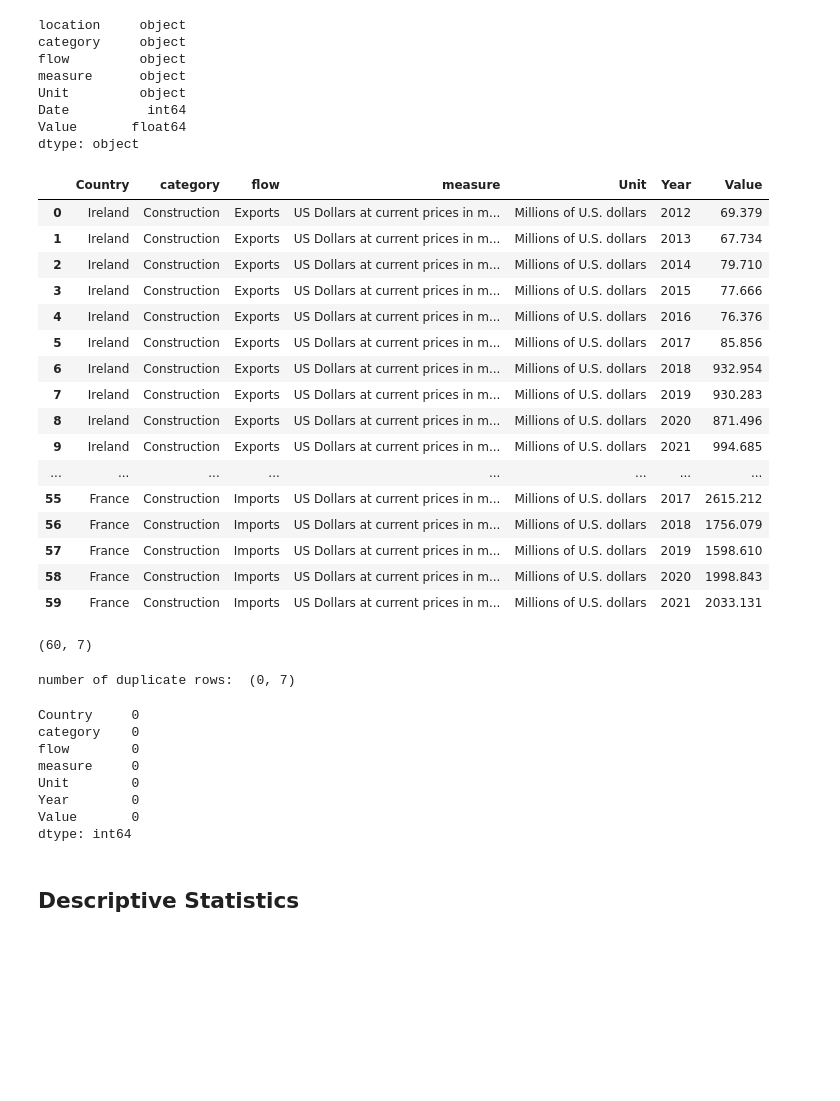
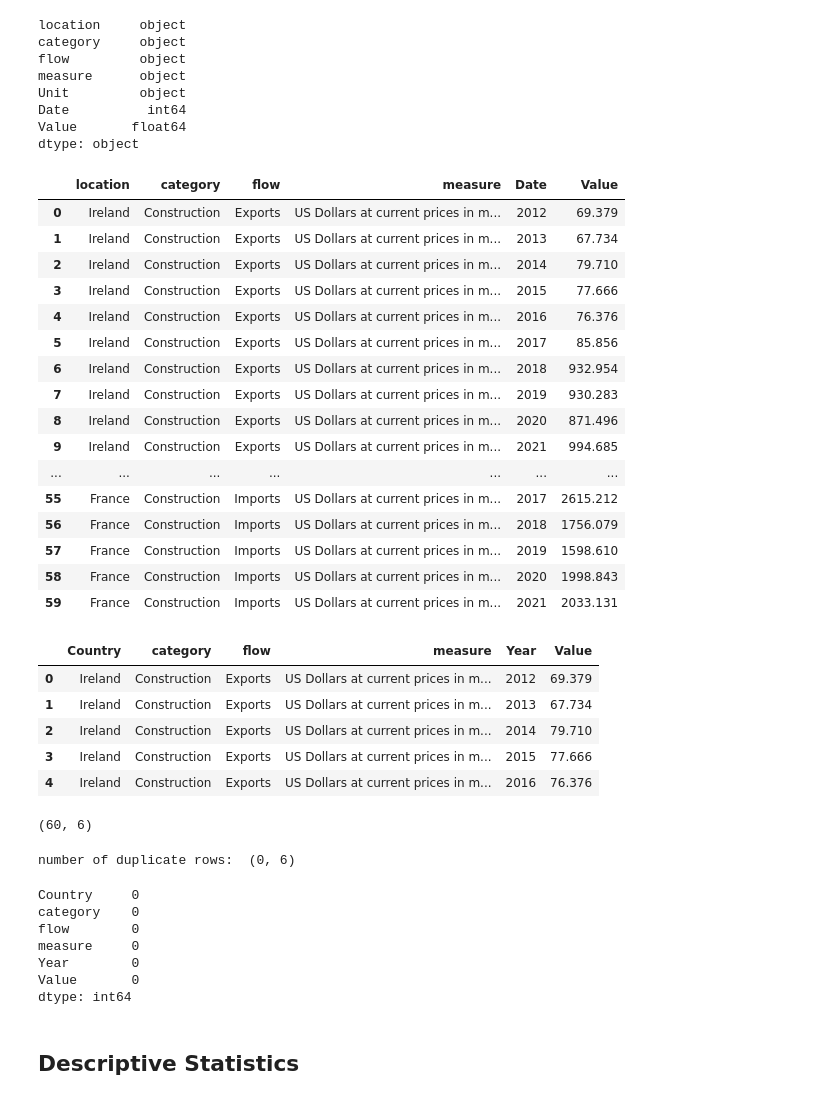
Before and after one commit to SandraMerchant/Project-No.-2, a Jupyter notebook: Project No.2.ipynb, the cells around one changed output. Drawn from its saved outputs; the diff is of its cells as text; code cells hidden in the pictures; blank space fills up the shorter version.

```diff
--- a/Project No.2.ipynb
+++ b/Project No.2.ipynb
@@ -50,38 +54,48 @@ Unit         object
 Date          int64
 Value       float64
 dtype: object
+# %%
+Exp_and_Imp = Exp_and_Imp.drop(['Unit'],axis=1)
+Exp_and_Imp.head(60)
+# %% [output]
+|  | location | category | flow | measure | Date | Value |
+| 0 | Ireland | Construction | Exports | US Dollars at current prices in m... | 2012 | 69.379 |
+| 1 | Ireland | Construction | Exports | US Dollars at current prices in m... | 2013 | 67.734 |
+| 2 | Ireland | Construction | Exports | US Dollars at current prices in m... | 2014 | 79.710 |
+| 3 | Ireland | Construction | Exports | US Dollars at current prices in m... | 2015 | 77.666 |
+| 4 | Ireland | Construction | Exports | US Dollars at current prices in m... | 2016 | 76.376 |
+| 5 | Ireland | Construction | Exports | US Dollars at current prices in m... | 2017 | 85.856 |
+| 6 | Ireland | Construction | Exports | US Dollars at current prices in m... | 2018 | 932.954 |
+| 7 | Ireland | Construction | Exports | US Dollars at current prices in m... | 2019 | 930.283 |
+| 8 | Ireland | Construction | Exports | US Dollars at current prices in m... | 2020 | 871.496 |
+| 9 | Ireland | Construction | Exports | US Dollars at current prices in m... | 2021 | 994.685 |
+| ... | ... | ... | ... | ... | ... | ... |
+| 55 | France | Construction | Imports | US Dollars at current prices in m... | 2017 | 2615.212 |
+| 56 | France | Construction | Imports | US Dollars at current prices in m... | 2018 | 1756.079 |
+| 57 | France | Construction | Imports | US Dollars at current prices in m... | 2019 | 1598.610 |
+| 58 | France | Construction | Imports | US Dollars at current prices in m... | 2020 | 1998.843 |
+| 59 | France | Construction | Imports | US Dollars at current prices in m... | 2021 | 2033.131 |
 # %%
 # Renaming the column names
 
 Exp_and_Imp = Exp_and_Imp.rename(columns={"Date":"Year","location":"Country"})
-Exp_and_Imp.head(70)
+Exp_and_Imp.head()
 # %% [output]
-|  | Country | category | flow | measure | Unit | Year | Value |
-| 0 | Ireland | Construction | Exports | US Dollars at current prices in m... | Millions of U.S. dollars | 2012 | 69.379 |
-| 1 | Ireland | Construction | Exports | US Dollars at current prices in m... | Millions of U.S. dollars | 2013 | 67.734 |
-| 2 | Ireland | Construction | Exports | US Dollars at current prices in m... | Millions of U.S. dollars | 2014 | 79.710 |
-| 3 | Ireland | Construction | Exports | US Dollars at current prices in m... | Millions of U.S. dollars | 2015 | 77.666 |
-| 4 | Ireland | Construction | Exports | US Dollars at current prices in m... | Millions of U.S. dollars | 2016 | 76.376 |
-| 5 | Ireland | Construction | Exports | US Dollars at current prices in m... | Millions of U.S. dollars | 2017 | 85.856 |
-| 6 | Ireland | Construction | Exports | US Dollars at current prices in m... | Millions of U.S. dollars | 2018 | 932.954 |
-| 7 | Ireland | Construction | Exports | US Dollars at current prices in m... | Millions of U.S. dollars | 2019 | 930.283 |
-| 8 | Ireland | Construction | Exports | US Dollars at current prices in m... | Millions of U.S. dollars | 2020 | 871.496 |
-| 9 | Ireland | Construction | Exports | US Dollars at current prices in m... | Millions of U.S. dollars | 2021 | 994.685 |
-| ... | ... | ... | ... | ... | ... | ... | ... |
-| 55 | France | Construction | Imports | US Dollars at current prices in m... | Millions of U.S. dollars | 2017 | 2615.212 |
-| 56 | France | Construction | Imports | US Dollars at current prices in m... | Millions of U.S. dollars | 2018 | 1756.079 |
-| 57 | France | Construction | Imports | US Dollars at current prices in m... | Millions of U.S. dollars | 2019 | 1598.610 |
-| 58 | France | Construction | Imports | US Dollars at current prices in m... | Millions of U.S. dollars | 2020 | 1998.843 |
-| 59 | France | Construction | Imports | US Dollars at current prices in m... | Millions of U.S. dollars | 2021 | 2033.131 |
+|  | Country | category | flow | measure | Year | Value |
+| 0 | Ireland | Construction | Exports | US Dollars at current prices in m... | 2012 | 69.379 |
+| 1 | Ireland | Construction | Exports | US Dollars at current prices in m... | 2013 | 67.734 |
+| 2 | Ireland | Construction | Exports | US Dollars at current prices in m... | 2014 | 79.710 |
+| 3 | Ireland | Construction | Exports | US Dollars at current prices in m... | 2015 | 77.666 |
+| 4 | Ireland | Construction | Exports | US Dollars at current prices in m... | 2016 | 76.376 |
 # %%
 Exp_and_Imp.shape
 # %% [output]
-(60, 7)
+(60, 6)
 # %%
 duplicate_rows_df= Exp_and_Imp[Exp_and_Imp.duplicated()]
 print("number of duplicate rows: ", duplicate_rows_df.shape)
 # %% [output]
-number of duplicate rows:  (0, 7)
+number of duplicate rows:  (0, 6)
 # %%
 print(Exp_and_Imp.isnull().sum())
 # %% [output]
@@ -89,7 +103,6 @@ Country     0
 category    0
 flow        0
 measure     0
-Unit        0
 Year        0
 Value       0
 dtype: int64
```
Also changed, not shown: parts of 32 cells of this notebook.
